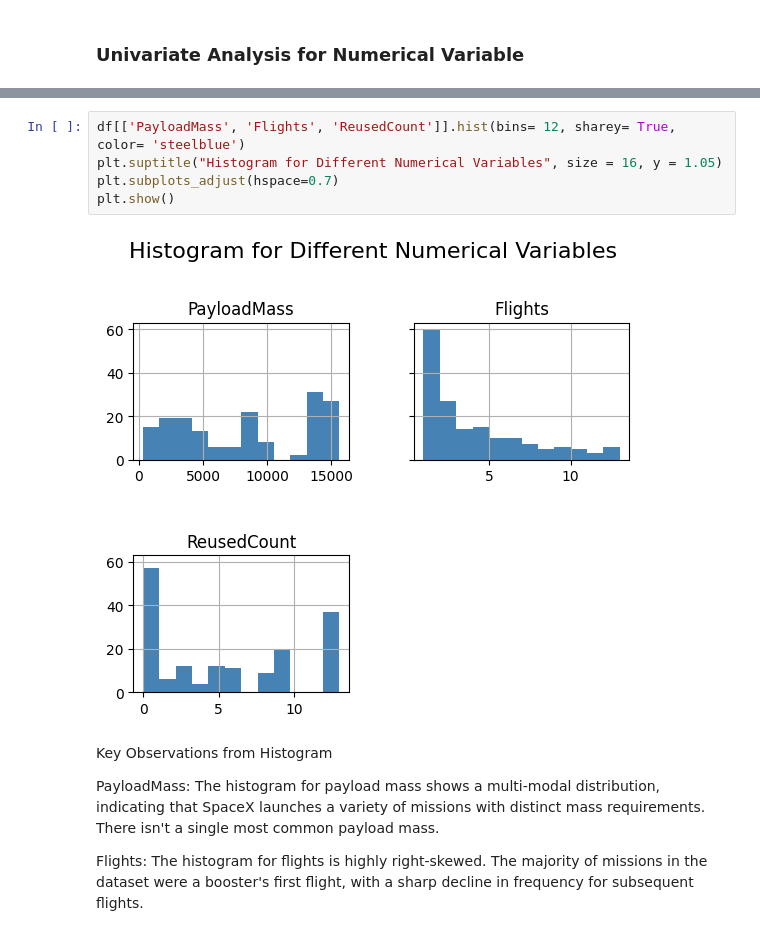
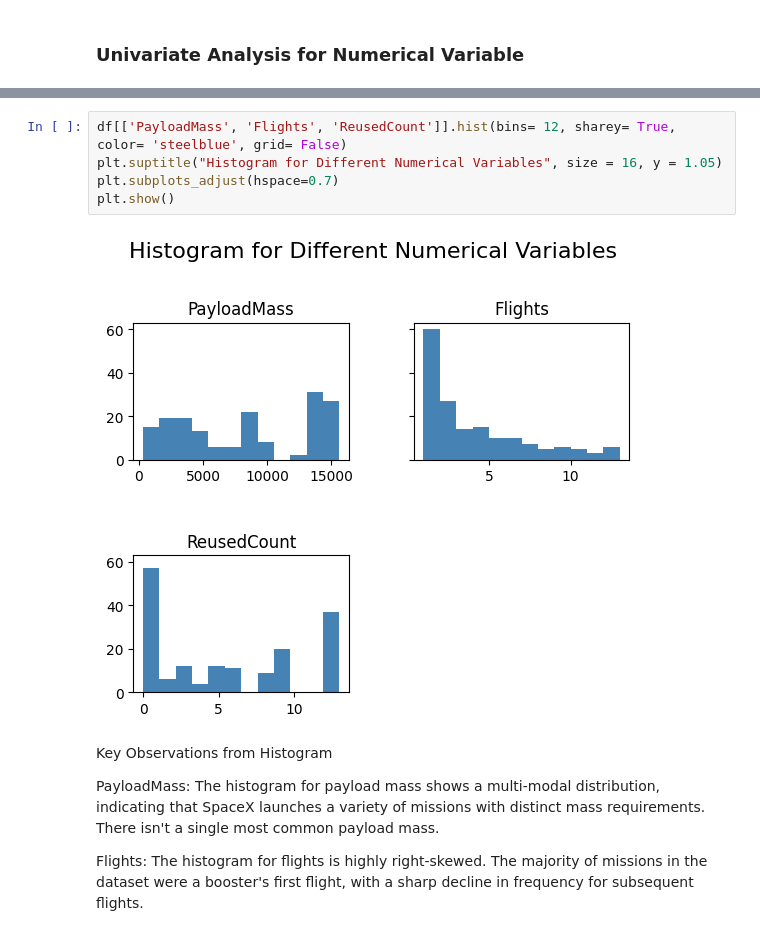
Before and after one commit to durrlov/booster_landing_ml_prediction, a Jupyter notebook: notebooks/03_eda.ipynb, the cells around one changed output, grey strips where cells are left out. Drawn from its saved outputs; the diff is of its cells as text.

```diff
--- a/notebooks/03_eda.ipynb
+++ b/notebooks/03_eda.ipynb
@@ -181,12 +180,12 @@ df[numerical_variables].describe()
 | 75% | 143.250000 | 13260.000000 | 1.000000 | 5.250000 | 5.000000 | 9.000000 | -80.577366 | 28.608058 |
 | max | 187.000000 | 15600.000000 | 1.000000 | 13.000000 | 5.000000 | 13.000000 | -80.577366 | 34.632093 |
 # %%
-df[['PayloadMass', 'Flights', 'ReusedCount']].hist(bins= 12, sharey= True, color= 'steelblue')
+df[['PayloadMass', 'Flights', 'ReusedCount']].hist(bins= 12, sharey= True, color= 'steelblue', grid= False)
 plt.suptitle("Histogram for Different Numerical Variables", size = 16, y = 1.05)
 plt.subplots_adjust(hspace=0.7)
 plt.show()
 # %% [output]
-[figure, old version]
+[figure, new version]
 # %% [markdown]
 Key Observations from Histogram
 
```
Also changed, not shown: parts of 6 cells of this notebook.
